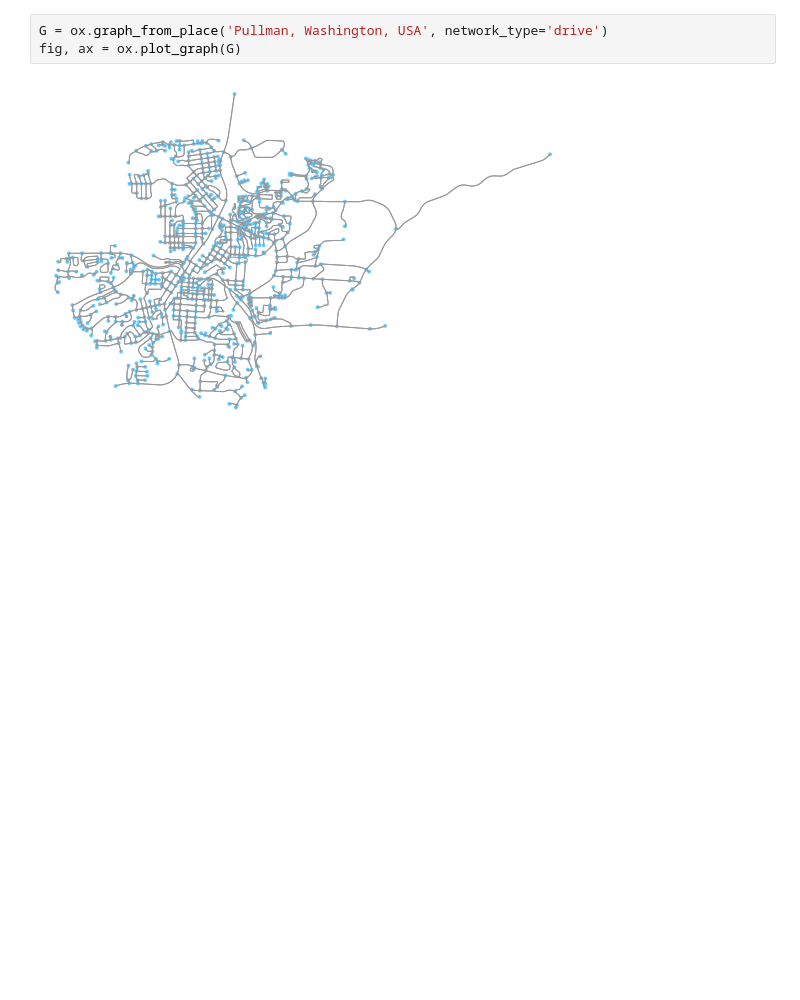
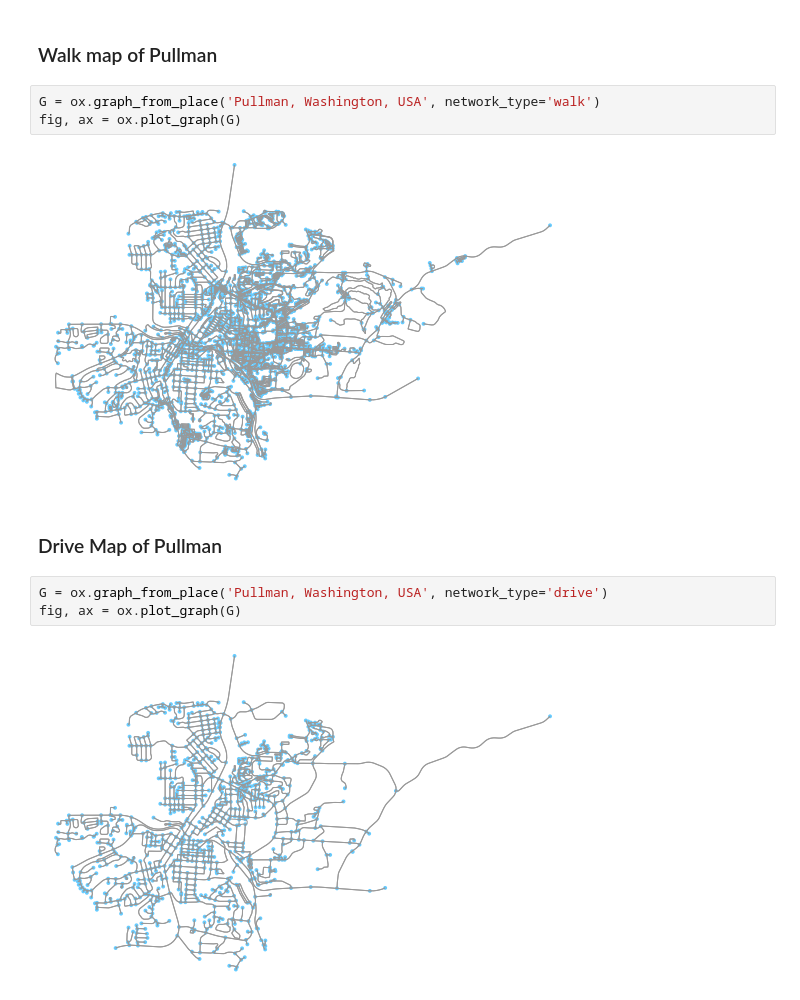
Before and after one commit to deepesh-gupta96/Geo-Realistic-Synthetic-Distribution-Network, a Jupyter notebook: Elements network.ipynb, the cells around one changed output. Drawn from its saved outputs; the diff is of its cells as text; blank space fills up the shorter version.

```diff
--- a/Elements network.ipynb
+++ b/Elements network.ipynb
@@ -11,3 +16,12 @@ ox.__version__
+# %% [markdown]
+### Walk map of Pullman
+# %%
+G = ox.graph_from_place('Pullman, Washington, USA', network_type='walk')
+fig, ax = ox.plot_graph(G)
+# %% [output]
+[figure, added]
+# %% [markdown]
+### Drive Map of Pullman
 # %%
 G = ox.graph_from_place('Pullman, Washington, USA', network_type='drive')
 fig, ax = ox.plot_graph(G)
```
Also changed, not shown: parts of 22 cells of this notebook.
